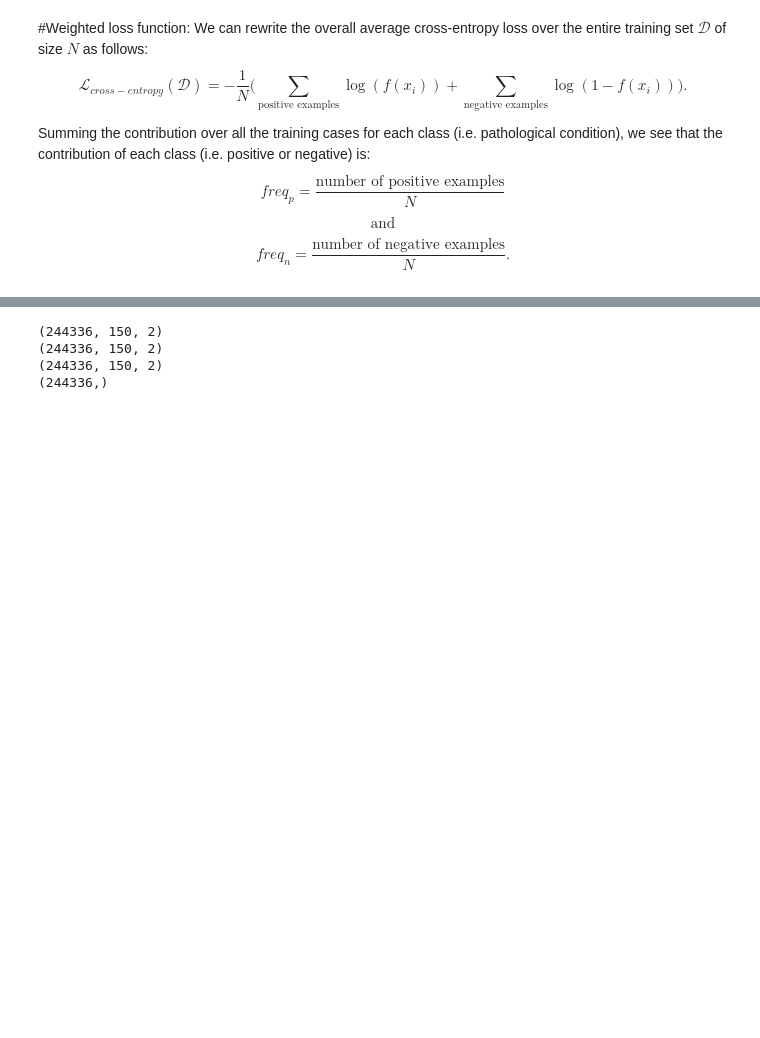
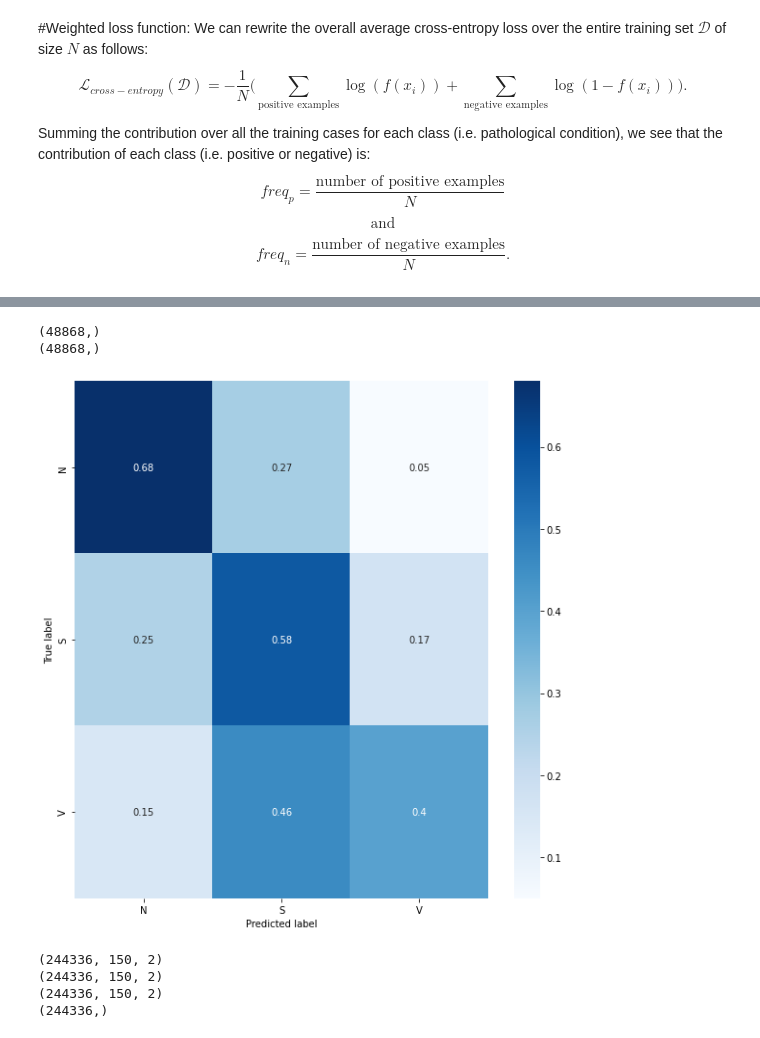
Before and after one commit to simonetome/Heartbeat-NSV-classification, a Jupyter notebook: FFNNExperiments.ipynb, the cells around one changed output, grey strips where cells are left out. Saved outputs shown, nothing was run; the diff lists cells and outputs as text; code cells hidden in the pictures; blank space fills up the shorter version.

```diff
--- a/FFNNExperiments.ipynb
+++ b/FFNNExperiments.ipynb
@@ -931,3 +984,12 @@ def get_weighted_loss(pos_weights, neg_weights, epsilon=1e-7):
+# %%
+y_pred= FFN.predict(x_val)
+y_pred=np.argmax(y_pred,axis=1)
+y_val_classes=np.argmax(y_val, axis=1)
+plot_confusion_matrix(y_val_classes, y_pred)
+# %% [output]
+(48868,)
+(48868,)
+[figure, added]
 # %%
 """
 from sklearn.model_selection import train_test_split
```
Also changed, not shown: parts of 22 cells of this notebook.
